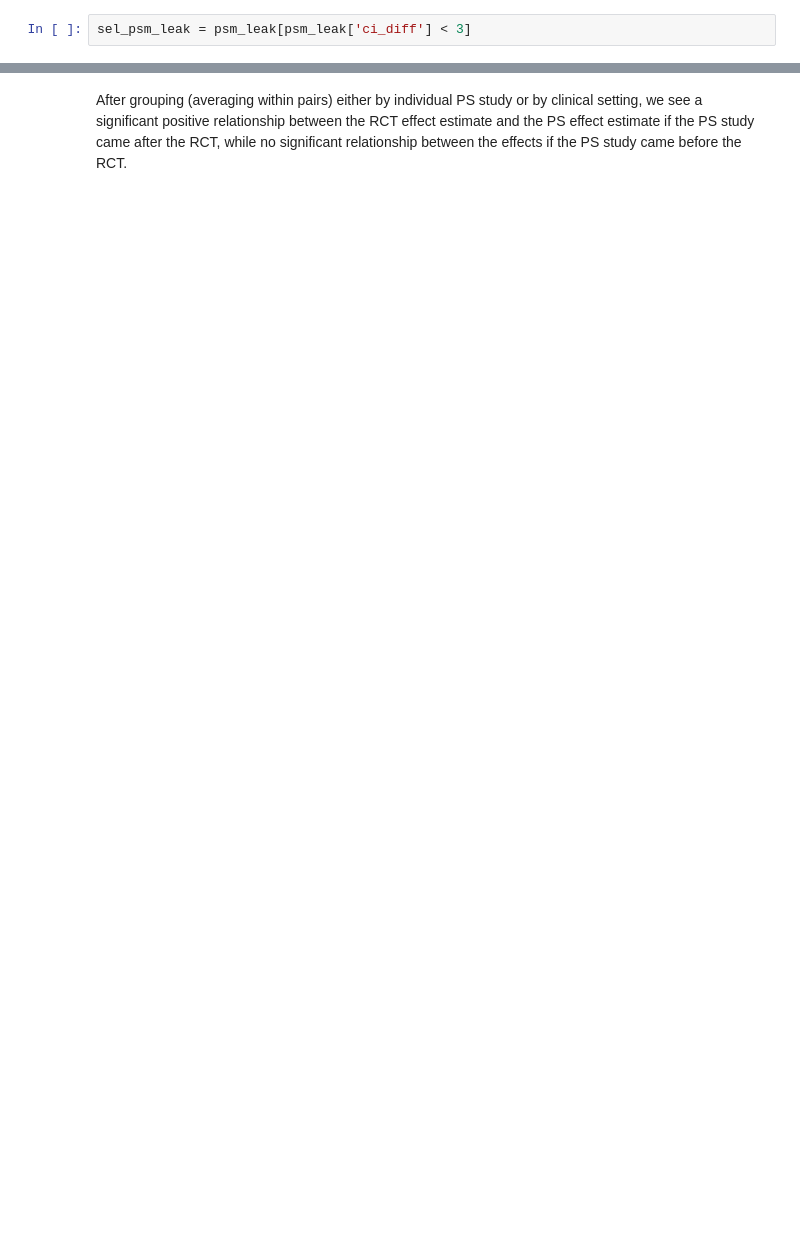
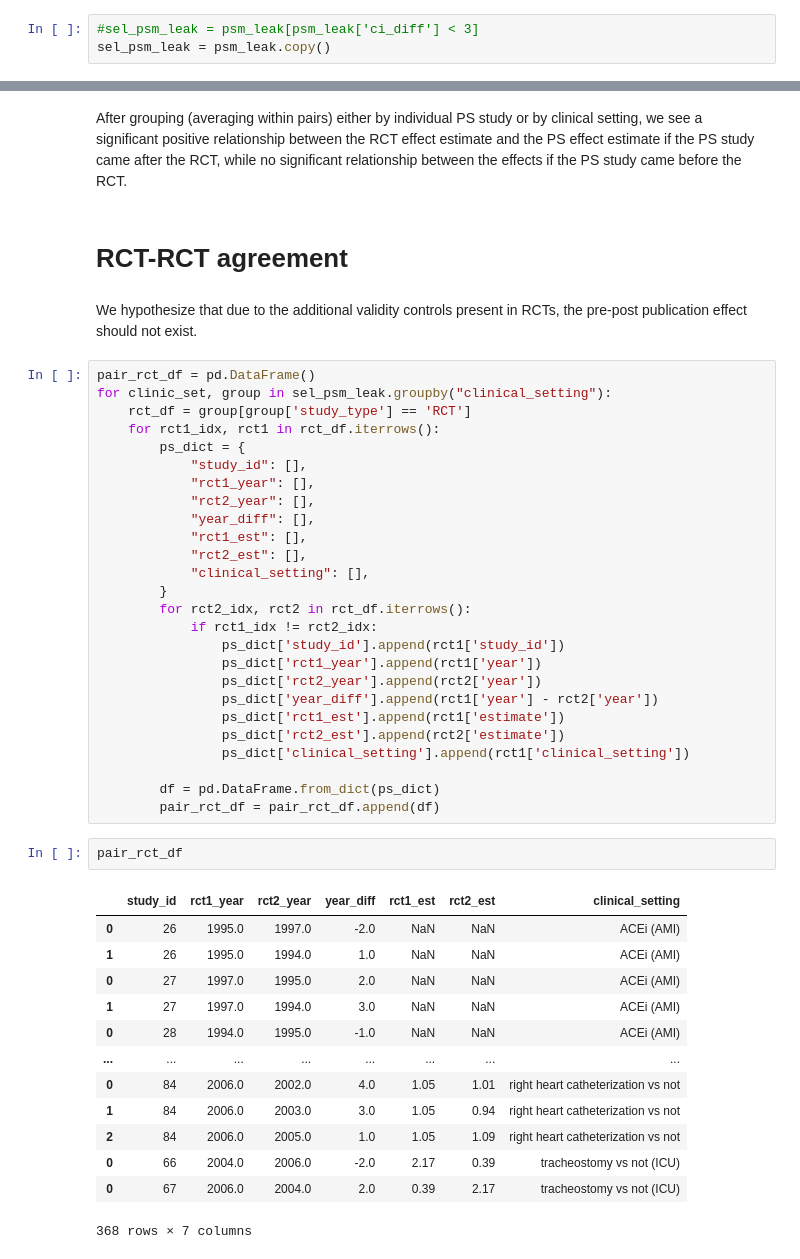
Before and after one commit to tliu526/psm-leakage, a Jupyter notebook: psm_leakage.ipynb, the cells around one changed output, grey strips where cells are left out. Cells and saved outputs as stored; diff of their text form; blank space fills up the shorter version.

```diff
--- a/psm_leakage.ipynb
+++ b/psm_leakage.ipynb
@@ -82,5 +132,6 @@ ax2.set_xlabel("ps estimates");
 # %%
-sel_psm_leak = psm_leak[psm_leak['ci_diff'] < 3]
+#sel_psm_leak = psm_leak[psm_leak['ci_diff'] < 3]
+sel_psm_leak = psm_leak.copy()
 # %% [markdown]
 # Compute pairwise differences
 
@@ -245,3 +263,49 @@ After grouping (averaging within pairs) either by individual PS study or by clin
 we see a significant positive relationship between the RCT effect estimate and the PS effect
 estimate if the PS study came after the RCT, while no significant relationship between
 the effects if the PS study came before the RCT.
+# %% [markdown]
+# RCT-RCT agreement
+# %% [markdown]
+We hypothesize that due to the additional validity controls present in RCTs, the pre-post publication effect should not exist.
+# %%
+pair_rct_df = pd.DataFrame()
+for clinic_set, group in sel_psm_leak.groupby("clinical_setting"):
+    rct_df = group[group['study_type'] == 'RCT']
+    for rct1_idx, rct1 in rct_df.iterrows():
+        ps_dict = {
+            "study_id": [],
+            "rct1_year": [],
+            "rct2_year": [],
+            "year_diff": [],
+            "rct1_est": [],
+            "rct2_est": [],
+            "clinical_setting": [],
+        }
+        for rct2_idx, rct2 in rct_df.iterrows():
+            if rct1_idx != rct2_idx:
+                ps_dict['study_id'].append(rct1['study_id'])
+                ps_dict['rct1_year'].append(rct1['year'])
+                ps_dict['rct2_year'].append(rct2['year'])
+                ps_dict['year_diff'].append(rct1['year'] - rct2['year'])
+                ps_dict['rct1_est'].append(rct1['estimate'])
+                ps_dict['rct2_est'].append(rct2['estimate'])
+                ps_dict['clinical_setting'].append(rct1['clinical_setting'])
+
+        df = pd.DataFrame.from_dict(ps_dict)
+        pair_rct_df = pair_rct_df.append(df)
+# %%
+pair_rct_df
+# %% [output]
+|  | study_id | rct1_year | rct2_year | year_diff | rct1_est | rct2_est | clinical_setting |
+| 0 | 26 | 1995.0 | 1997.0 | -2.0 | NaN | NaN | ACEi (AMI) |
+| 1 | 26 | 1995.0 | 1994.0 | 1.0 | NaN | NaN | ACEi (AMI) |
+| 0 | 27 | 1997.0 | 1995.0 | 2.0 | NaN | NaN | ACEi (AMI) |
+| 1 | 27 | 1997.0 | 1994.0 | 3.0 | NaN | NaN | ACEi (AMI) |
+| 0 | 28 | 1994.0 | 1995.0 | -1.0 | NaN | NaN | ACEi (AMI) |
+| ... | ... | ... | ... | ... | ... | ... | ... |
+| 0 | 84 | 2006.0 | 2002.0 | 4.0 | 1.05 | 1.01 | right heart catheterization vs not |
+| 1 | 84 | 2006.0 | 2003.0 | 3.0 | 1.05 | 0.94 | right heart catheterization vs not |
+| 2 | 84 | 2006.0 | 2005.0 | 1.0 | 1.05 | 1.09 | right heart catheterization vs not |
+| 0 | 66 | 2004.0 | 2006.0 | -2.0 | 2.17 | 0.39 | tracheostomy vs not (ICU) |
+| 0 | 67 | 2006.0 | 2004.0 | 2.0 | 0.39 | 2.17 | tracheostomy vs not (ICU) |
+368 rows × 7 columns
```
Also changed, not shown: parts of 25 cells of this notebook, 4 other files.
